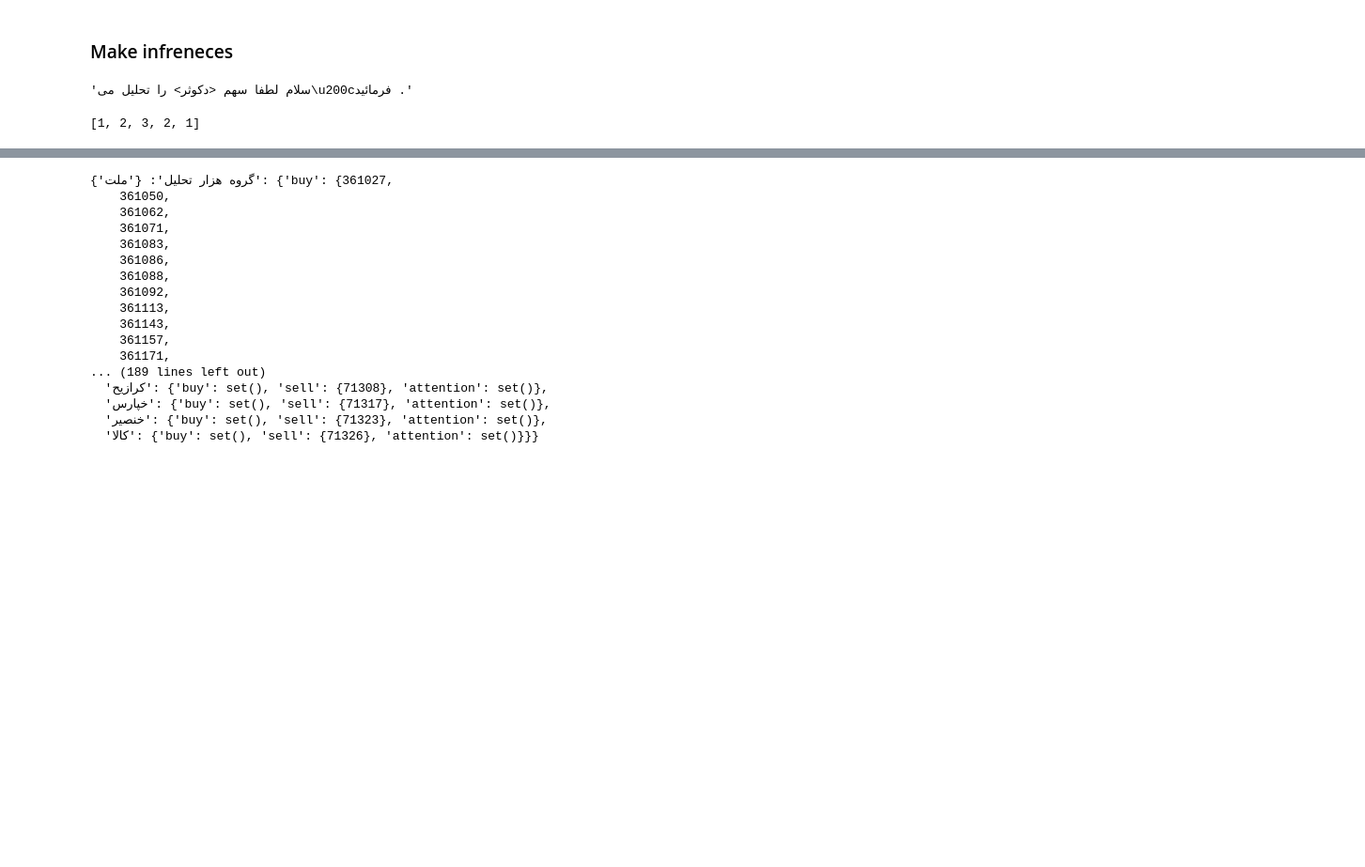
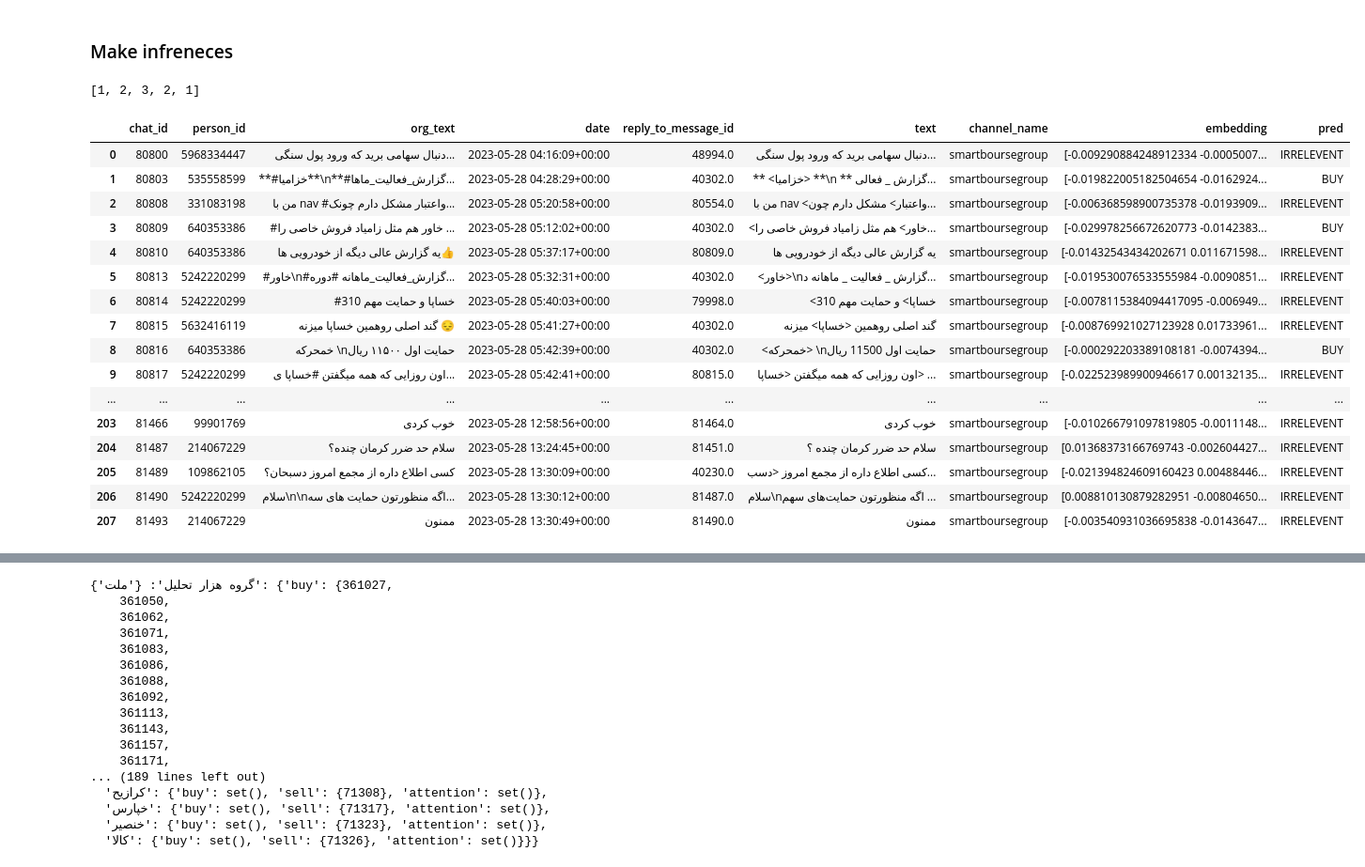
Before and after one commit to armachino/stock_chanell_nlp, a Jupyter notebook: ChatExport_2023-04-25 (1)/lab/Route_2.ipynb, the cells around one changed output, grey strips where cells are left out. Shown at 94% size. Drawn from its saved outputs; the diff is of its cells as text; code cells hidden in the pictures; blank space fills up the shorter version.

```diff
--- a/ChatExport_2023-04-25 (1)/lab/Route_2.ipynb
+++ b/ChatExport_2023-04-25 (1)/lab/Route_2.ipynb
@@ -658,7 +948,3 @@ See the caveats in the documentation: https://pandas.pydata.org/pandas-docs/stab
   self._setitem_single_column(loc, value, pi)
 # %% [markdown]
 ### Make infreneces
-# %%
-labeled_chats.iloc[17]["text"]
-# %% [output]
-'سلام لطفا سهم <دکوثر> را تحلیل می\u200cفرمائید .'
@@ -688,6 +976,27 @@ x
 #  بر اساس این گزارش ، "" <KALA1> "" در نظر دارد سرمایه فعلی را از 830 میلیارد به 1.36 هزار میلیارد تومان برساند . تامین مالی این شرکت در صورت موافقت از دو محل سود انباشته و سایر اندوخته‌ها به منظور الزام اجرای مصوبه هیات مدیره سازمان <BORS1> اعمال خواهد شد",گروه هزار تحلیل,1.0""")
 # %% [output]
 [1, 2, 3, 2, 1]
+# %%
+pred=pd.read_csv("../../pred_chats.csv")
+pred
+# %% [output]
+|  | chat_id | person_id | org_text | date | reply_to_message_id | text | channel_name | embedding | pred |
+| 0 | 80800 | 5968334447 | دنبال سهامی برید که ورود پول سنگی... | 2023-05-28 04:16:09+00:00 | 48994.0 | دنبال سهامی برید که ورود پول سنگی... | smartboursegroup | [-0.009290884248912334 -0.0005007... | IRRELEVENT |
+| 1 | 80803 | 535558599 | **#خزامیا**\n**#گزارش_فعالیت_ماها... | 2023-05-28 04:28:29+00:00 | 40302.0 | ** <خزامیا> **\n ** گزارش _ فعالی... | smartboursegroup | [-0.019822005182504654 -0.0162924... | BUY |
+| 2 | 80808 | 331083198 | من با nav #واعتبار مشکل دارم چونک... | 2023-05-28 05:20:58+00:00 | 80554.0 | من با nav <واعتبار> مشکل دارم چون... | smartboursegroup | [-0.006368598900735378 -0.0193909... | IRRELEVENT |
+| 3 | 80809 | 640353386 | #خاور هم مثل زامیاد فروش خاصی را ... | 2023-05-28 05:12:02+00:00 | 40302.0 | <خاور> هم مثل زامیاد فروش خاصی را... | smartboursegroup | [-0.029978256672620773 -0.0142383... | BUY |
+| 4 | 80810 | 640353386 | یه گزارش عالی دیگه از خودرویی ها👍 | 2023-05-28 05:37:17+00:00 | 80809.0 | یه گزارش عالی دیگه از خودرویی ها | smartboursegroup | [-0.01432543434202671 0.011671598... | IRRELEVENT |
+| 5 | 80813 | 5242220299 | #خاور\n#گزارش_فعالیت_ماهانه #دوره... | 2023-05-28 05:32:31+00:00 | 40302.0 | <خاور>\nگزارش _ فعالیت _ ماهانه د... | smartboursegroup | [-0.019530076533555984 -0.0090851... | IRRELEVENT |
+| 6 | 80814 | 5242220299 | #خساپا و حمایت مهم 310 | 2023-05-28 05:40:03+00:00 | 79998.0 | <خساپا> و حمایت مهم 310 | smartboursegroup | [-0.0078115384094417095 -0.006949... | IRRELEVENT |
+| 7 | 80815 | 5632416119 | گند اصلی رو‌همین خساپا میزنه 😔 | 2023-05-28 05:41:27+00:00 | 40302.0 | گند اصلی رو‌همین <خساپا> میزنه | smartboursegroup | [-0.008769921027123928 0.01733961... | IRRELEVENT |
+| 8 | 80816 | 640353386 | خمحرکه \nحمایت اول ۱۱۵۰۰ ریال | 2023-05-28 05:42:39+00:00 | 40302.0 | <خمحرکه> \nحمایت اول 11500 ریال | smartboursegroup | [-0.000292203389108181 -0.0074394... | BUY |
+| 9 | 80817 | 5242220299 | اون روزایی که همه میگفتن #خساپا ی... | 2023-05-28 05:42:41+00:00 | 80815.0 | اون روزایی که همه میگفتن <خساپا> ... | smartboursegroup | [-0.022523989900946617 0.00132135... | IRRELEVENT |
+| ... | ... | ... | ... | ... | ... | ... | ... | ... | ... |
+| 203 | 81466 | 99901769 | خوب کردی | 2023-05-28 12:58:56+00:00 | 81464.0 | خوب کردی | smartboursegroup | [-0.010266791097819805 -0.0011148... | IRRELEVENT |
+| 204 | 81487 | 214067229 | سلام حد ضرر کرمان چنده؟ | 2023-05-28 13:24:45+00:00 | 81451.0 | سلام حد ضرر کرمان چنده ؟ | smartboursegroup | [0.01368373166769743 -0.002604427... | IRRELEVENT |
+| 205 | 81489 | 109862105 | کسی اطلاع داره از مجمع امروز دسبحان؟ | 2023-05-28 13:30:09+00:00 | 40230.0 | کسی اطلاع داره از مجمع امروز <دسب... | smartboursegroup | [-0.021394824609160423 0.00488446... | IRRELEVENT |
+| 206 | 81490 | 5242220299 | سلام\n\nاگه منظورتون حمایت های سه... | 2023-05-28 13:30:12+00:00 | 81487.0 | سلام\nاگه منظورتون حمایت‌های سهم ... | smartboursegroup | [0.008810130879282951 -0.00804650... | IRRELEVENT |
+| 207 | 81493 | 214067229 | ممنون | 2023-05-28 13:30:49+00:00 | 81490.0 | ممنون | smartboursegroup | [-0.003540931036695838 -0.0143647... | IRRELEVENT |
 # %%
 votes = {}
 communities = labeled_chats["channel_name"].unique()  ##Telegram groups and channels
```
Also changed, not shown: parts of 38 cells of this notebook, 20 other files.
